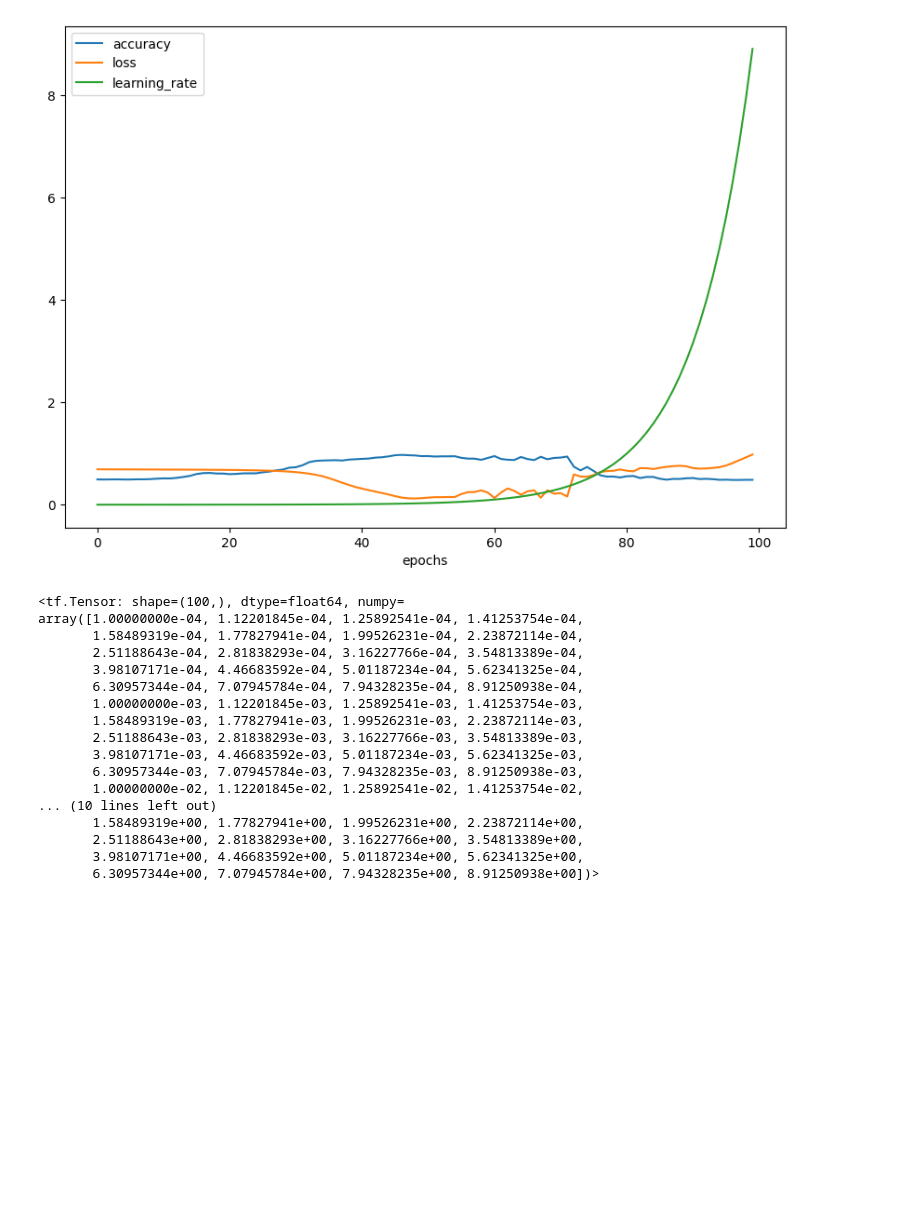
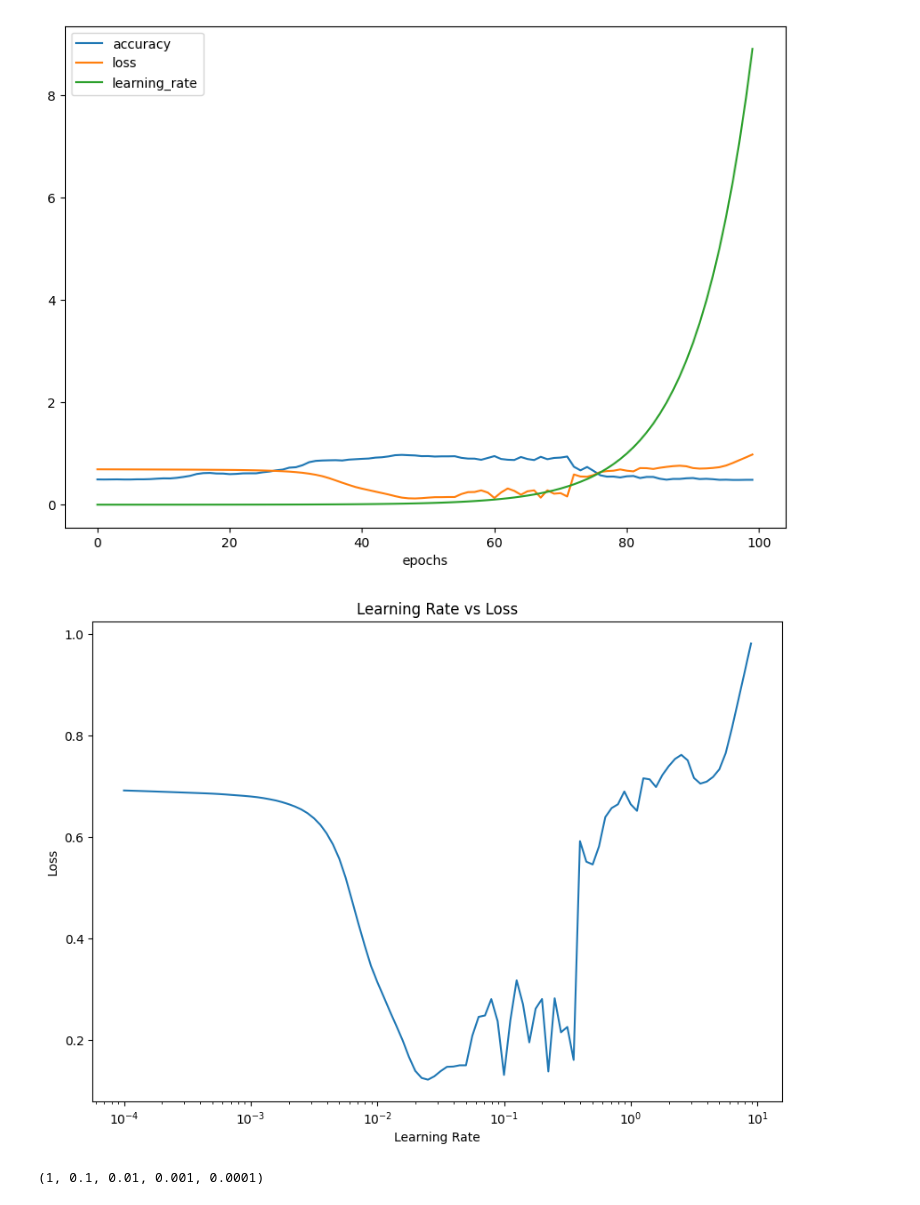
Before and after one commit to JJThoms1/02_neural_network_classification_with_tensorflow_video, a Jupyter notebook: 02_neural_network_classification_with_tensorflow_video.ipynb, the cells around one changed output. Cells and saved outputs as stored; diff of their text form; code cells hidden in the pictures; blank space fills up the shorter version.

```diff
--- a/02_neural_network_classification_with_tensorflow_video.ipynb
+++ b/02_neural_network_classification_with_tensorflow_video.ipynb
@@ -792,23 +792,15 @@ pd.DataFrame(history.history).plot(figsize=(10, 7), xlabel="epochs");
 # %%
 # Plot the learning rate VS the loss
 lrs = 1e-4 * (10 ** (tf.range(100) / 20))
 plt.figure(figsize=(10, 7))
 plt.semilogx(lrs, history.history["loss"])
+plt.xlabel("Learning Rate")
+plt.ylabel("Loss")
+plt.title("Learning Rate vs Loss");
 # %% [output]
-<tf.Tensor: shape=(100,), dtype=float64, numpy=
-array([1.00000000e-04, 1.12201845e-04, 1.25892541e-04, 1.41253754e-04,
-       1.58489319e-04, 1.77827941e-04, 1.99526231e-04, 2.23872114e-04,
-       2.51188643e-04, 2.81838293e-04, 3.16227766e-04, 3.54813389e-04,
-       3.98107171e-04, 4.46683592e-04, 5.01187234e-04, 5.62341325e-04,
-       6.30957344e-04, 7.07945784e-04, 7.94328235e-04, 8.91250938e-04,
-       1.00000000e-03, 1.12201845e-03, 1.25892541e-03, 1.41253754e-03,
-       1.58489319e-03, 1.77827941e-03, 1.99526231e-03, 2.23872114e-03,
-       2.51188643e-03, 2.81838293e-03, 3.16227766e-03, 3.54813389e-03,
-       3.98107171e-03, 4.46683592e-03, 5.01187234e-03, 5.62341325e-03,
-       6.30957344e-03, 7.07945784e-03, 7.94328235e-03, 8.91250938e-03,
-       1.00000000e-02, 1.12201845e-02, 1.25892541e-02, 1.41253754e-02,
-... (10 lines left out)
-       1.58489319e+00, 1.77827941e+00, 1.99526231e+00, 2.23872114e+00,
-       2.51188643e+00, 2.81838293e+00, 3.16227766e+00, 3.54813389e+00,
-       3.98107171e+00, 4.46683592e+00, 5.01187234e+00, 5.62341325e+00,
-       6.30957344e+00, 7.07945784e+00, 7.94328235e+00, 8.91250938e+00])>
+[figure, added]
+# %%
+# Example of other typical learning rates values:
+10**0, 10**-1, 10**-2, 10**-3, 1e-4,
+# %% [output]
+(1, 0.1, 0.01, 0.001, 0.0001)
```
